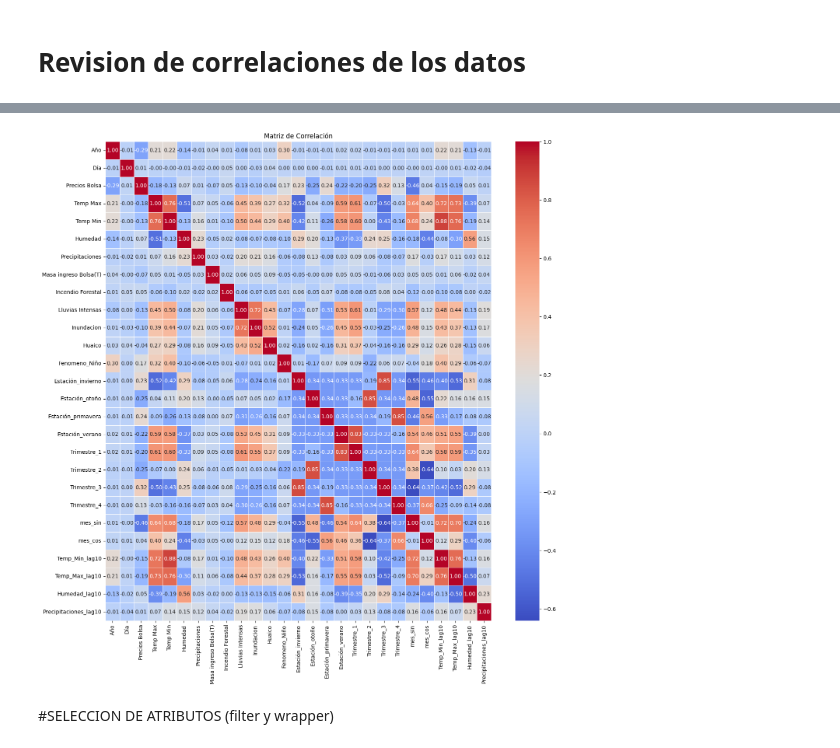
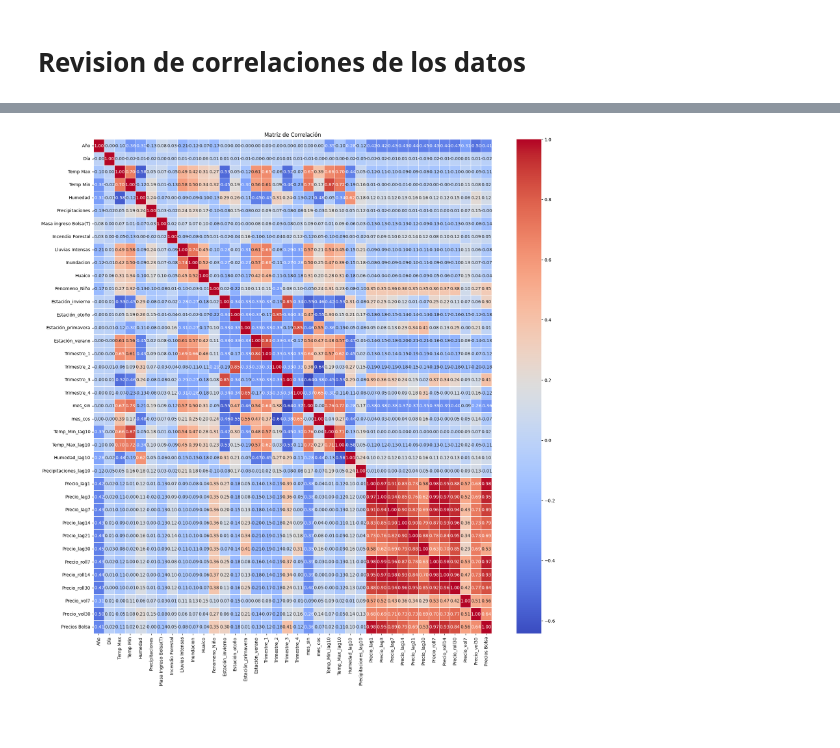
Before and after one commit to RodrigoArmot/TA-Inteligencia-Artificial-2025-2, a Jupyter notebook: Preprocesamiento_Completo.ipynb, the cells around one changed output, grey strips where cells are left out. Drawn from its saved outputs; the diff is of its cells as text; code cells hidden in the pictures; blank space fills up the shorter version.

```diff
--- a/Preprocesamiento_Completo.ipynb
+++ b/Preprocesamiento_Completo.ipynb
@@ -326,6 +277,23 @@ df['Temp_Min_lag10'] = df['Temp Min'].shift(10)
 df['Temp_Max_lag10'] = df['Temp Max'].shift(10)
 df['Humedad_lag10'] = df['Humedad'].shift(10)
 df['Precipitaciones_lag10'] = df['Precipitaciones'].shift(10)
+# %%
+#Generamos lags en los precios, de esta manera el modelo puede ver como se comporta los precios en el transcurso del tiempo
+df["Precio_lag1"]  = df["Precios Caja"].shift(1)
+df["Precio_lag3"]  = df["Precios Caja"].shift(3)
+df["Precio_lag7"]  = df["Precios Caja"].shift(7)
+df["Precio_lag14"] = df["Precios Caja"].shift(14)
+df["Precio_lag21"] = df["Precios Caja"].shift(21)
+df["Precio_lag30"] = df["Precios Caja"].shift(30)
+# %%
+#generamos valores de promedios y desviaciones de periodos de 1 semana, 2 semanas y 1 mes
+#para incrementar la información disponible en el transcurso del tiempo
+df["Precio_roll7"]  = df["Precios Caja"].rolling(7).mean()
+df["Precio_roll14"] = df["Precios Caja"].rolling(14).mean()
+df["Precio_roll30"] = df["Precios Caja"].rolling(30).mean()
+
+df["Precio_vol7"]   = df["Precios Caja"].rolling(7).std()
+df["Precio_vol30"]  = df["Precios Caja"].rolling(30).std()
 # %%
 df.head(15)
 # %% [output]
@@ -390,30 +360,32 @@ Index(['Año', 'Día', 'Precios Bolsa', 'Precios Caja', 'Temp Max', 'Temp Min',
 # %%
 # dropea Precios Caja y las 2 variables de interaccion de temperatura y precipitacion
 # dado que estas tienen una correlacion de 1
-df=df[['Año', 'Día', 'Precios Bolsa', 'Temp Max', 'Temp Min',
-       'Humedad', 'Precipitaciones', 'Masa ingreso Bolsa(T)',
-       'Incendio Forestal', 'Lluvias Intensas', 'Inundacion', 'Huaico',
-       'Fenomeno_Niño', 'Estación_invierno', 'Estación_otoño',
-       'Estación_primavera', 'Estación_verano', 'Trimestre_1', 'Trimestre_2',
-       'Trimestre_3', 'Trimestre_4', 'mes_sin', 'mes_cos',
-      'Temp_Min_lag10',
-       'Temp_Max_lag10', 'Humedad_lag10', 'Precipitaciones_lag10']]
+#En este caso por más que se tiene una correlación alta se va a dejar los lags de
+#precios dado que estos tiene un aporte significativo en el aprendizaje del modelo
+
+df=df[['Año', 'Día', 'Temp Max', 'Temp Min', 'Humedad',
+        'Precipitaciones', 'Masa ingreso Bolsa(T)', 'Incendio Forestal',
+        'Lluvias Intensas', 'Inundacion', 'Huaico', 'Fenomeno_Niño',
+        'Estación_invierno', 'Estación_otoño', 'Estación_primavera',
+        'Estación_verano', 'Trimestre_1', 'Trimestre_2', 'Trimestre_3',
+        'Trimestre_4', 'mes_sin', 'mes_cos',
+        'Temp_Min_lag10', 'Temp_Max_lag10', 'Humedad_lag10',
+        'Precipitaciones_lag10','Precio_lag1', 'Precio_lag3', 'Precio_lag7',
+        'Precio_lag14', 'Precio_lag21', 'Precio_lag30',
+        'Precio_roll7', 'Precio_roll14', 'Precio_roll30',
+        'Precio_vol7', 'Precio_vol30','Precios Bolsa']]
 # %%
 corr_matriz = df.corr()
 import seaborn as sns
 import matplotlib.pyplot as plt
 
-# Crear un heatmap de la matriz de correlación
-plt.figure(figsize=(16, 16))  # Tamaño de la figura
+plt.figure(figsize=(20, 20))
 sns.heatmap(corr_matriz, annot=True, cmap='coolwarm', fmt='.2f', linewidths=0.5)
 
-# Mostrar el gráfico
 plt.title('Matriz de Correlación')
 plt.show()
 # %% [output]
-[figure, old version]
+[figure, new version]
-# %% [markdown]
-#SELECCION DE ATRIBUTOS (filter y wrapper)
 # %%
 df.columns
 # %% [output]
```
Also changed, not shown: parts of 48 cells of this notebook, 1 other file.
